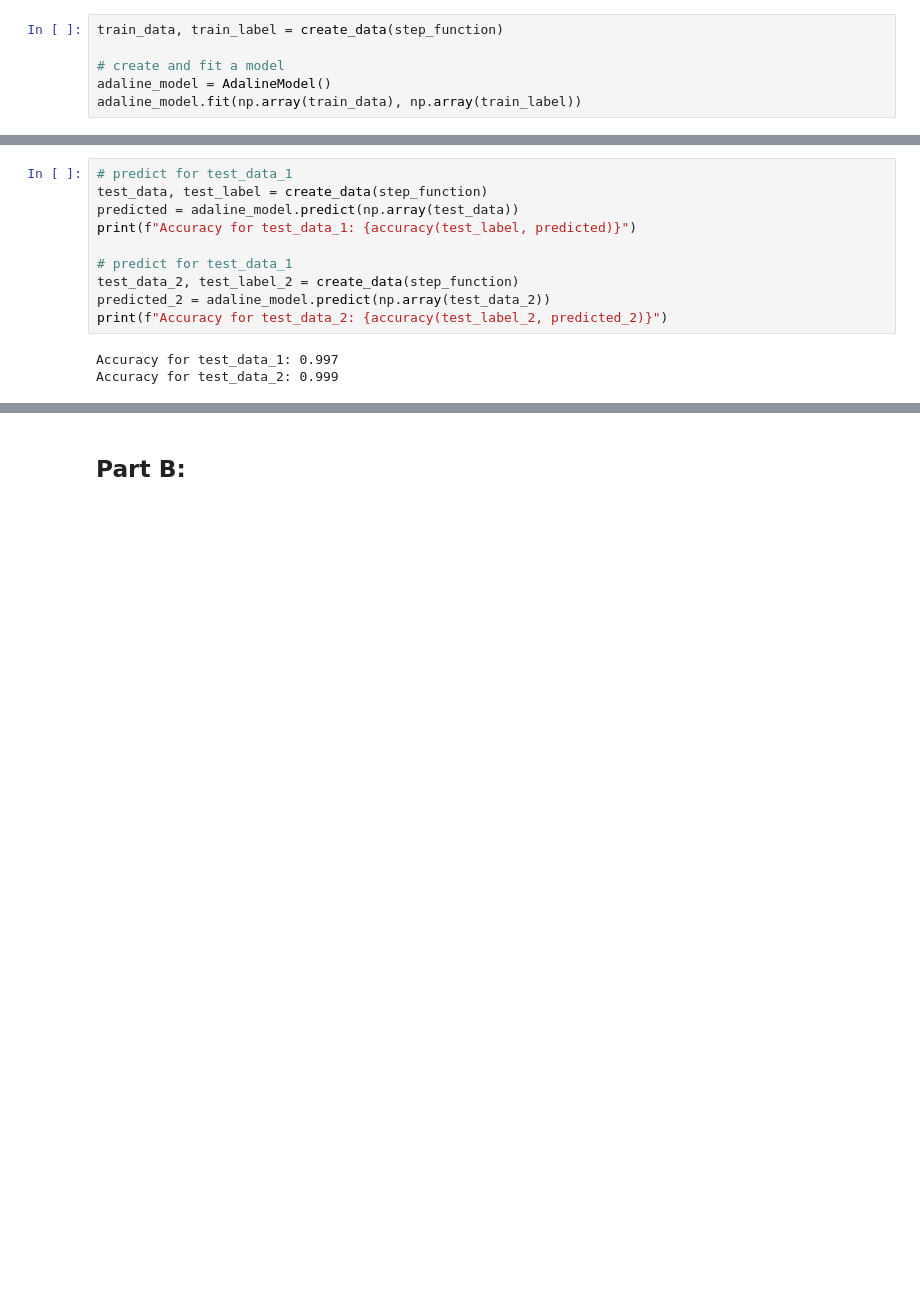
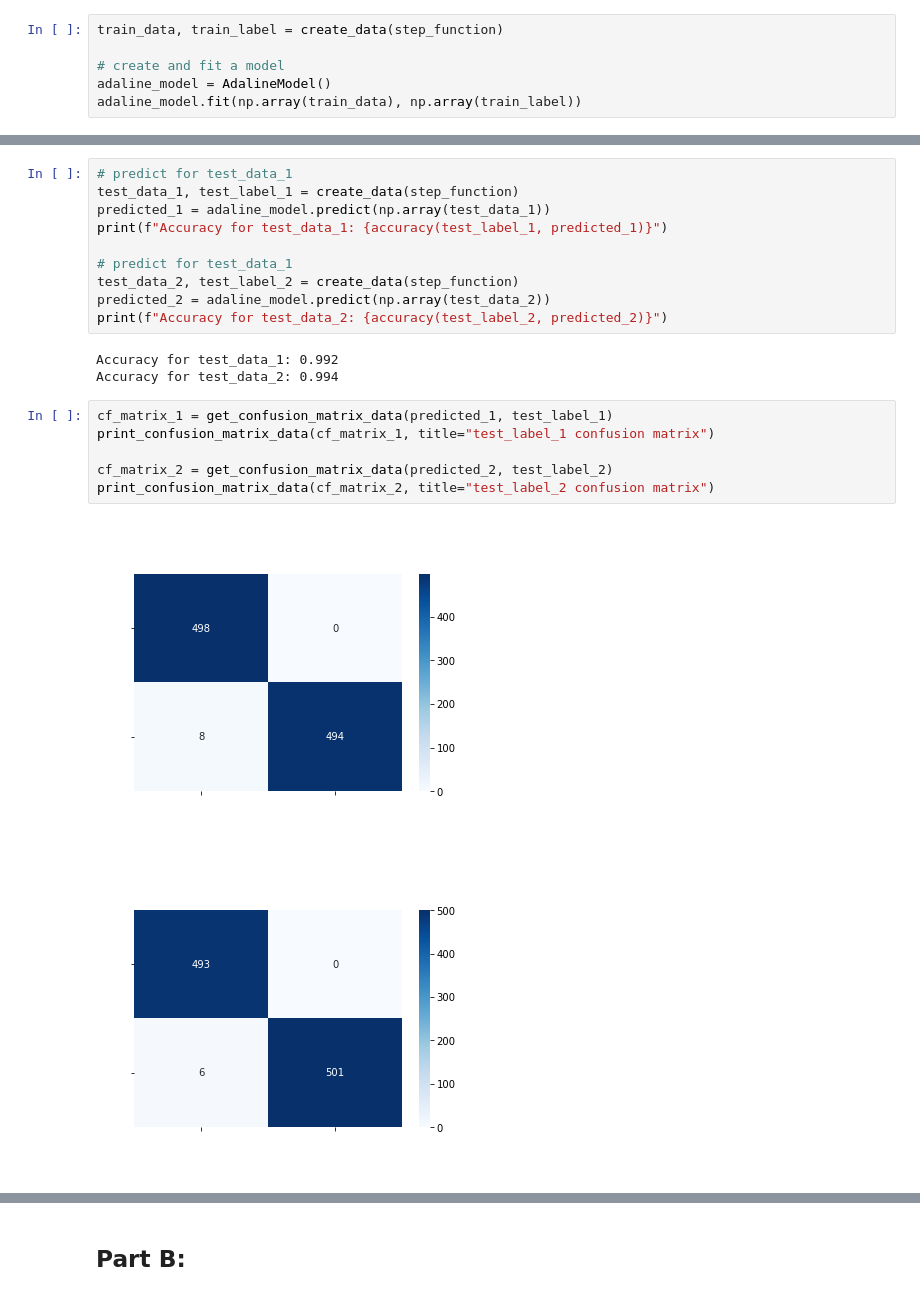
Before and after one commit to kggold4/intro-neural-computation-project-1, a Jupyter notebook: Adaline_Part_A_and_B.ipynb, the cells around one changed output, grey strips where cells are left out. Cells and saved outputs as stored; diff of their text form; blank space fills up the shorter version.

```diff
--- a/Adaline_Part_A_and_B.ipynb
+++ b/Adaline_Part_A_and_B.ipynb
@@ -131,13 +182,22 @@ plt.show()
 # %%
 # predict for test_data_1
-test_data, test_label = create_data(step_function)
-predicted = adaline_model.predict(np.array(test_data))
-print(f"Accuracy for test_data_1: {accuracy(test_label, predicted)}")
+test_data_1, test_label_1 = create_data(step_function)
+predicted_1 = adaline_model.predict(np.array(test_data_1))
+print(f"Accuracy for test_data_1: {accuracy(test_label_1, predicted_1)}")
 
 # predict for test_data_1
 test_data_2, test_label_2 = create_data(step_function)
 predicted_2 = adaline_model.predict(np.array(test_data_2))
 print(f"Accuracy for test_data_2: {accuracy(test_label_2, predicted_2)}")
 # %% [output]
-Accuracy for test_data_1: 0.997
-Accuracy for test_data_2: 0.999
+Accuracy for test_data_1: 0.992
+Accuracy for test_data_2: 0.994
+# %%
+cf_matrix_1 = get_confusion_matrix_data(predicted_1, test_label_1)
+print_confusion_matrix_data(cf_matrix_1, title="test_label_1 confusion matrix")
+
+cf_matrix_2 = get_confusion_matrix_data(predicted_2, test_label_2)
+print_confusion_matrix_data(cf_matrix_2, title="test_label_2 confusion matrix")
+# %% [output]
+[figure, added]
+[figure, added]
```
Also changed, not shown: parts of 11 cells of this notebook, 1 other file.
